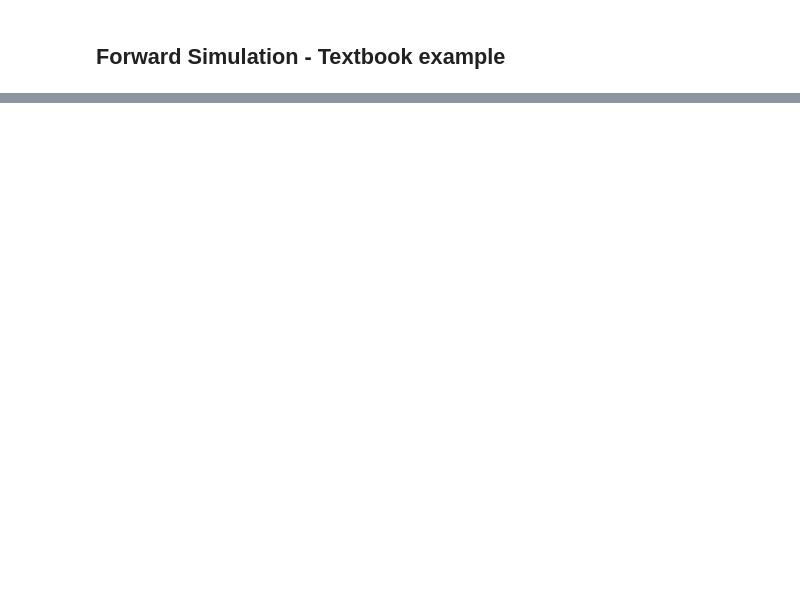
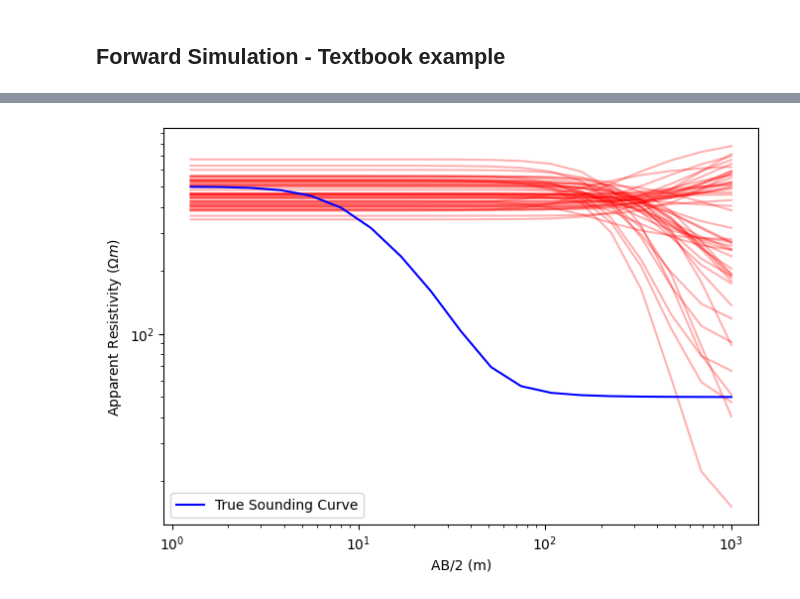
Before and after one commit to mdeppner/ves_modeling, a Jupyter notebook: notebooks/forward.ipynb, the cells around one changed output, grey strips where cells are left out. Saved outputs shown, nothing was run; the diff lists cells and outputs as text; code cells hidden in the pictures; blank space fills up the shorter version.

```diff
--- a/notebooks/forward.ipynb
+++ b/notebooks/forward.ipynb
@@ -398,0 +301,18 @@ _ = analysis.pairplot(posterior_samples,points= torch.tensor([500,200, 50, 5, 10
+# %%
+# Plot individual sounding curves from the derived posterior samples
+fig = plt.figure(figsize=(10, 5))
+ax1 = fig.add_axes([0.2, 0.1, 0.6, 0.8])
+
+
+for i in range(50):
+    test = posterior_samples[i]
+    app_res = dc_forward(np.array(test))
+    ax1.loglog(electrode_separations, app_res, "r", alpha=0.3)
+
+ax1.loglog(electrode_separations, dpred, "b", label="True Sounding Curve")
+ax1.set_xlabel("AB/2 (m)")
+ax1.set_ylabel(r"Apparent Resistivity ($\Omega m$)")
+ax1.legend()
+plt.show()
+# %% [output]
+[figure, added]
```
Also changed, not shown: parts of 51 cells of this notebook.
